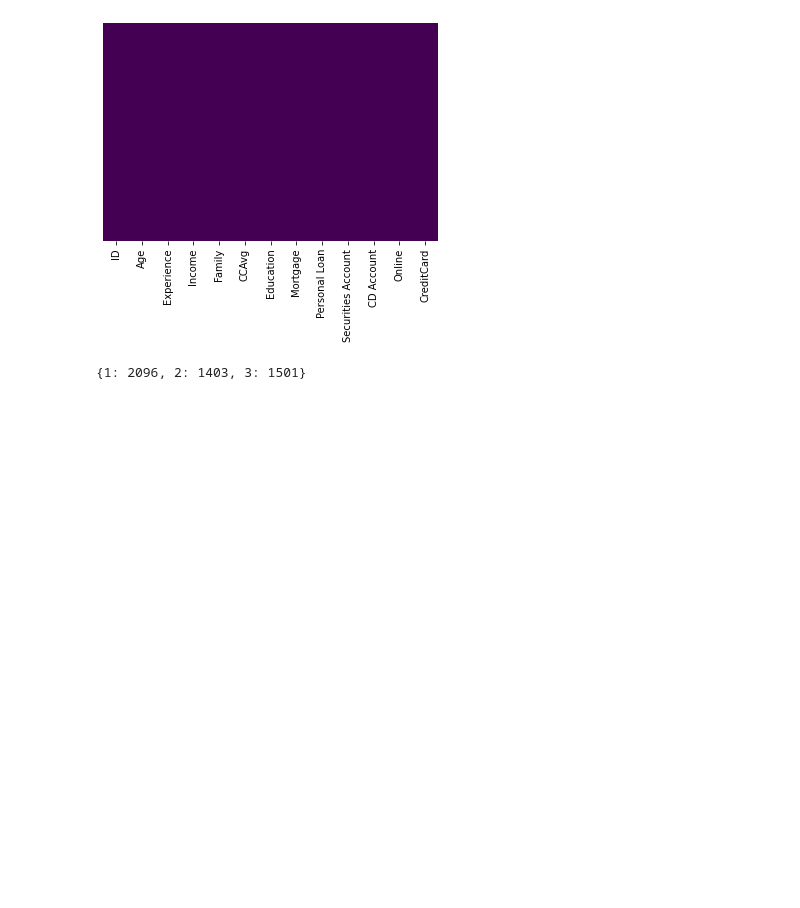
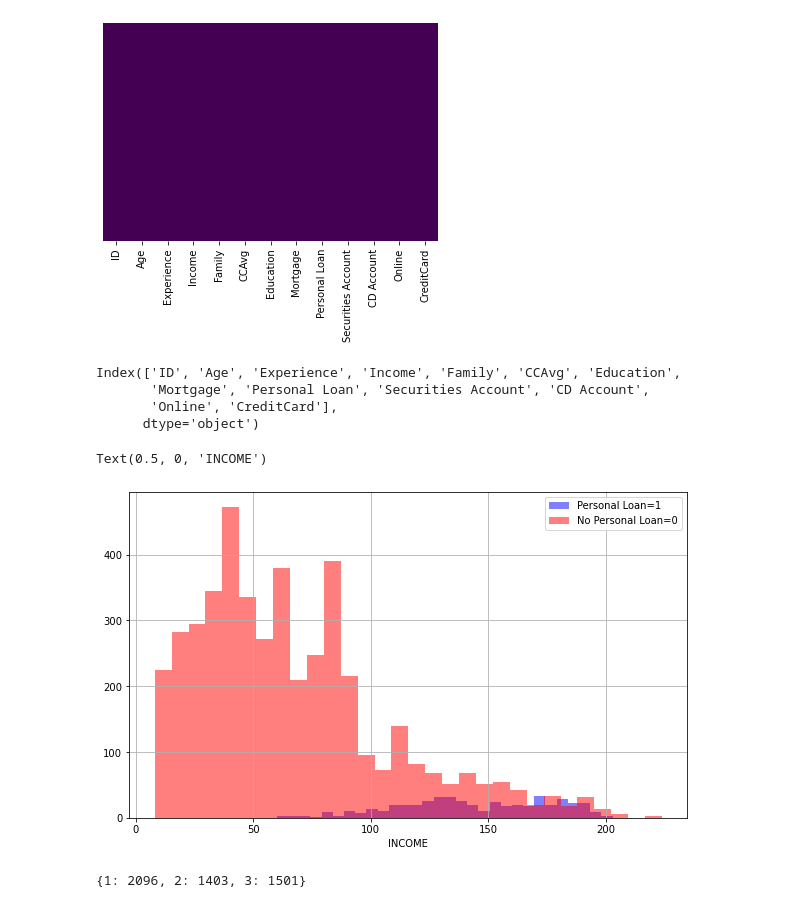
Before and after one commit to BubutorCorbanEnam/BANK-PERSONAL-LOAN-MODELLING-DigiCap-Capstone-Project-, a Jupyter notebook: BANK PERSONAL LOAN MODELLING (DigiCap Capstone Project).ipynb, the cells around one changed output. Saved outputs shown, nothing was run; the diff lists cells and outputs as text; code cells hidden in the pictures; blank space fills up the shorter version.

```diff
--- a/BANK PERSONAL LOAN MODELLING (DigiCap Capstone Project).ipynb
+++ b/BANK PERSONAL LOAN MODELLING (DigiCap Capstone Project).ipynb
@@ -173,6 +194,24 @@ sns.heatmap(df.isnull(),yticklabels=False,cbar=False,cmap='viridis')
 # %% [output]
 <AxesSubplot:>
 [figure]
+# %%
+df.columns
+# %% [output]
+Index(['ID', 'Age', 'Experience', 'Income', 'Family', 'CCAvg', 'Education',
+       'Mortgage', 'Personal Loan', 'Securities Account', 'CD Account',
+       'Online', 'CreditCard'],
+      dtype='object')
+# %%
+plt.figure(figsize=(10,6))
+df[df['Personal Loan']==1]['Income'].hist(alpha=0.5,color='blue',
+                                              bins=30,label='Personal Loan=1')
+df[df['Personal Loan']==0]['Income'].hist(alpha=0.5,color='red',
+                                              bins=30,label='No Personal Loan=0')
+plt.legend()
+plt.xlabel('INCOME')
+# %% [output]
+Text(0.5, 0, 'INCOME')
+[figure, added]
 # %%
 x= dict(Counter(df['Education']))
 x
```
Also changed, not shown: parts of 63 cells of this notebook.
